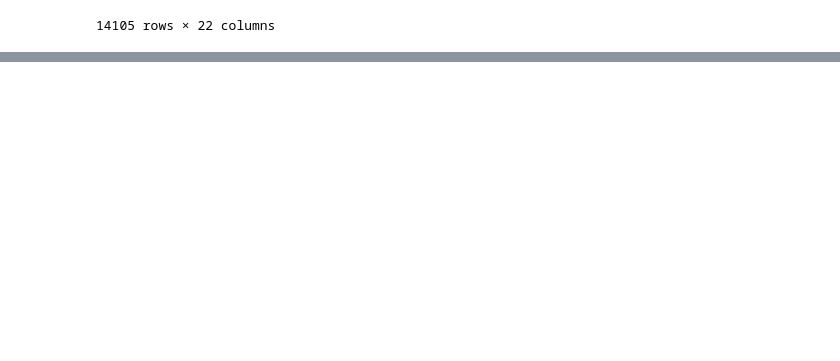
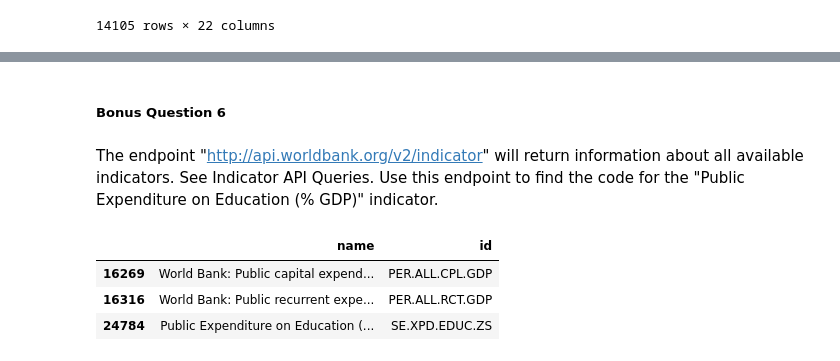
Before and after one commit to nss-data-science-cohort-9/apis-exercise-aezell314, a Jupyter notebook: notebooks/UNData API Exercise.ipynb, the cells around one changed output, grey strips where cells are left out. Saved outputs shown, nothing was run; the diff lists cells and outputs as text; code cells hidden in the pictures; blank space fills up the shorter version.

```diff
--- a/notebooks/UNData API Exercise.ipynb
+++ b/notebooks/UNData API Exercise.ipynb
@@ -137,0 +286,25 @@ gdp_le_df
+# %% [markdown]
+##### Bonus Question 6
+# %% [markdown]
+The endpoint "http://api.worldbank.org/v2/indicator" will return information about all available indicators. See Indicator API Queries. Use this endpoint to find the code for the "Public Expenditure on Education (% GDP)" indicator.
+# %%
+# Set an initial endpoint to see how many items are returned from our query
+endpoint_initial='https://api.worldbank.org/v2/indicator?format=json'
+response = requests.get(endpoint_initial)
+total_rows=response.json()[0]['total']
+
+# Set a final endpoint that inclues a per_page query string to ensure we retrieve all available rows
+endpoint_final=f'{endpoint_initial}&per_page={total_rows}'
+response = requests.get(endpoint_final)
+
+indicator_df=pd.json_normalize(response.json()[1])
+indicator_df
+
+# Search for indicator id where name is like 'Public Expenditure on Education (% GDP)'
+
+indicator_df[indicator_df['name'].str.contains('public.*expenditure.*education.*%.*GDP.*', case=False, regex=True)][['name','id']]
+# %% [output]
+|  | name | id |
+| 16269 | World Bank: Public capital expend... | PER.ALL.CPL.GDP |
+| 16316 | World Bank: Public recurrent expe... | PER.ALL.RCT.GDP |
+| 24784 | Public Expenditure on Education (... | SE.XPD.EDUC.ZS |
```
Also changed, not shown: parts of 17 cells of this notebook.
